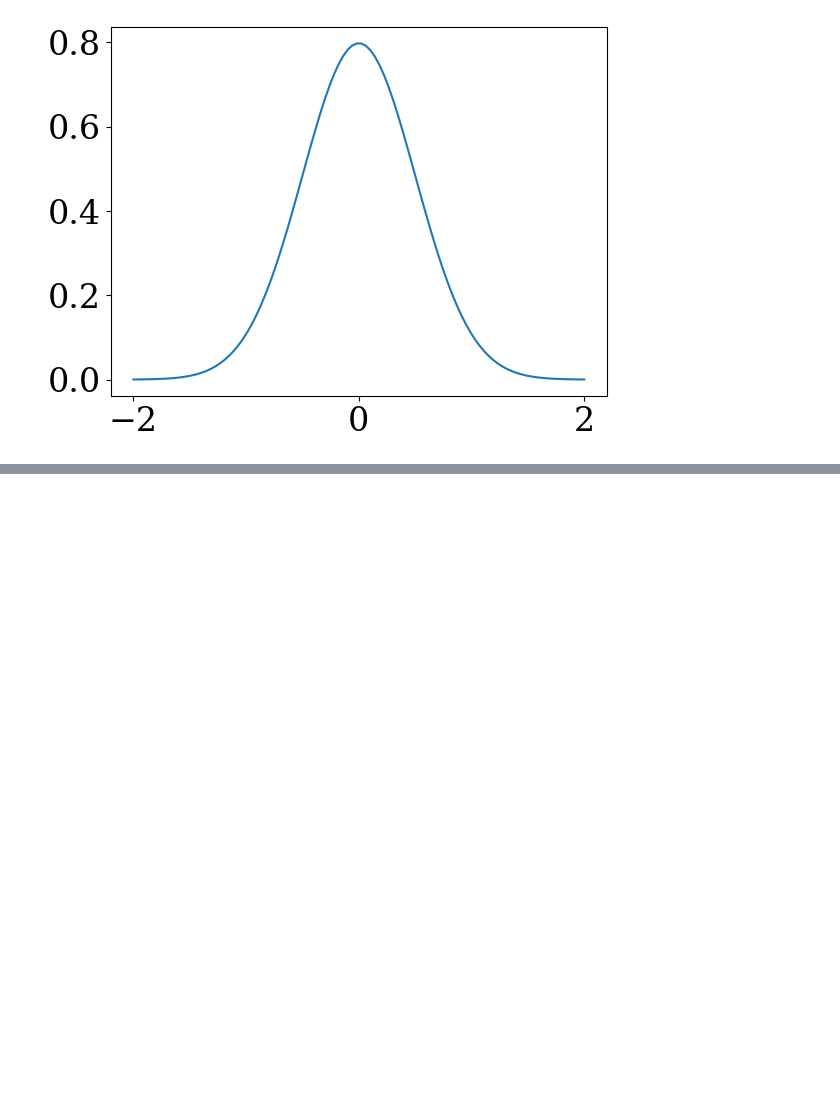
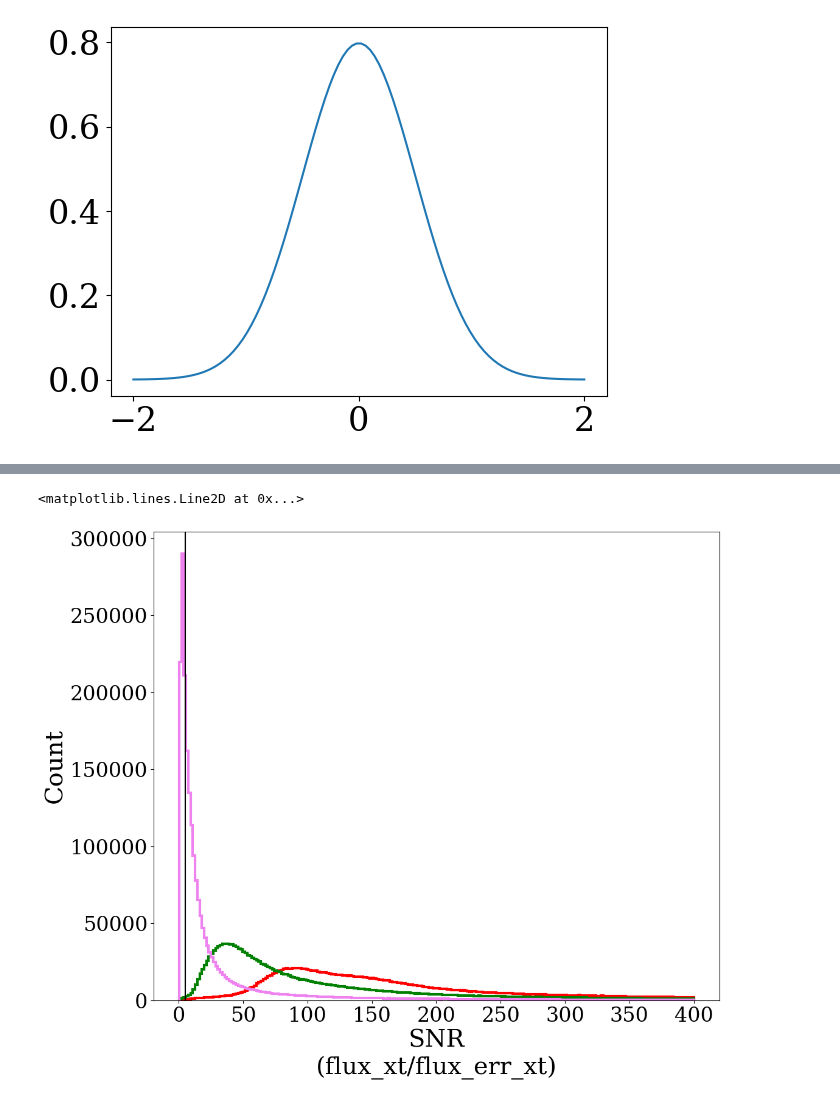
Before and after one commit to lsajkov/strw_mpdg, a Jupyter notebook: data_notebooks/gama_data.ipynb, the cells around one changed output, grey strips where cells are left out. Cells and saved outputs as stored; diff of their text form; code cells hidden in the pictures; blank space fills up the shorter version.

```diff
--- a/data_notebooks/gama_data.ipynb
+++ b/data_notebooks/gama_data.ipynb
@@ -229,0 +294,34 @@ plt.plot(np.linspace(-2, 2, 100),
+# %%
+r_mag = (ScienceCat['flux_rt'] * u.Jansky).to(u.ABmag).value
+r_snr = ScienceCat['flux_rt']/ScienceCat['flux_err_rt']
+
+g_mag = (ScienceCat['flux_gt'] * u.Jansky).to(u.ABmag).value
+g_snr = ScienceCat['flux_gt']/ScienceCat['flux_err_gt']
+
+u_mag = (ScienceCat['flux_ut'] * u.Jansky).to(u.ABmag).value
+u_snr = ScienceCat['flux_ut']/ScienceCat['flux_err_ut']
+# %%
+fig = plt.figure(figsize = (12, 10))
+ax = fig.add_subplot()
+
+cutoff = 400
+
+bins = ax.hist(r_snr[r_snr < cutoff], bins = 'auto',
+               histtype = 'step', color = 'red',
+               linewidth = 3)[1]
+
+ax.hist(g_snr[g_snr < cutoff],
+        bins = bins,
+        histtype = 'step', color = 'green', linewidth = 3)
+
+ax.hist(u_snr[u_snr < cutoff],
+        bins = bins,
+        histtype = 'step', color = 'violet', linewidth = 3)
+
+ax.set_xlabel('SNR\n(flux_xt/flux_err_xt)')
+ax.set_ylabel('Count')
+
+ax.axvline(5, color = 'black')
+# %% [output]
+<matplotlib.lines.Line2D at 0x...>
+[figure, added]
```
Also changed, not shown: parts of 18 cells of this notebook, 1 other file.
